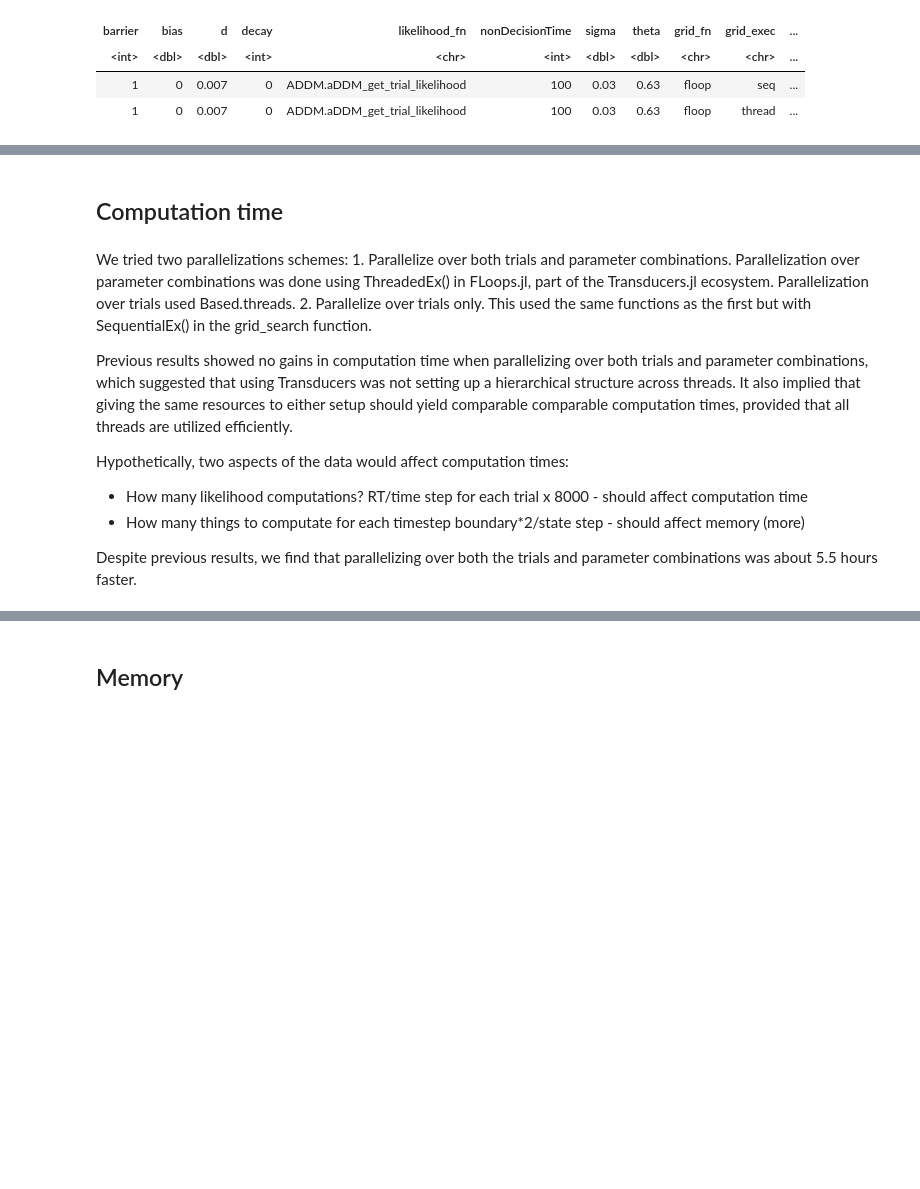
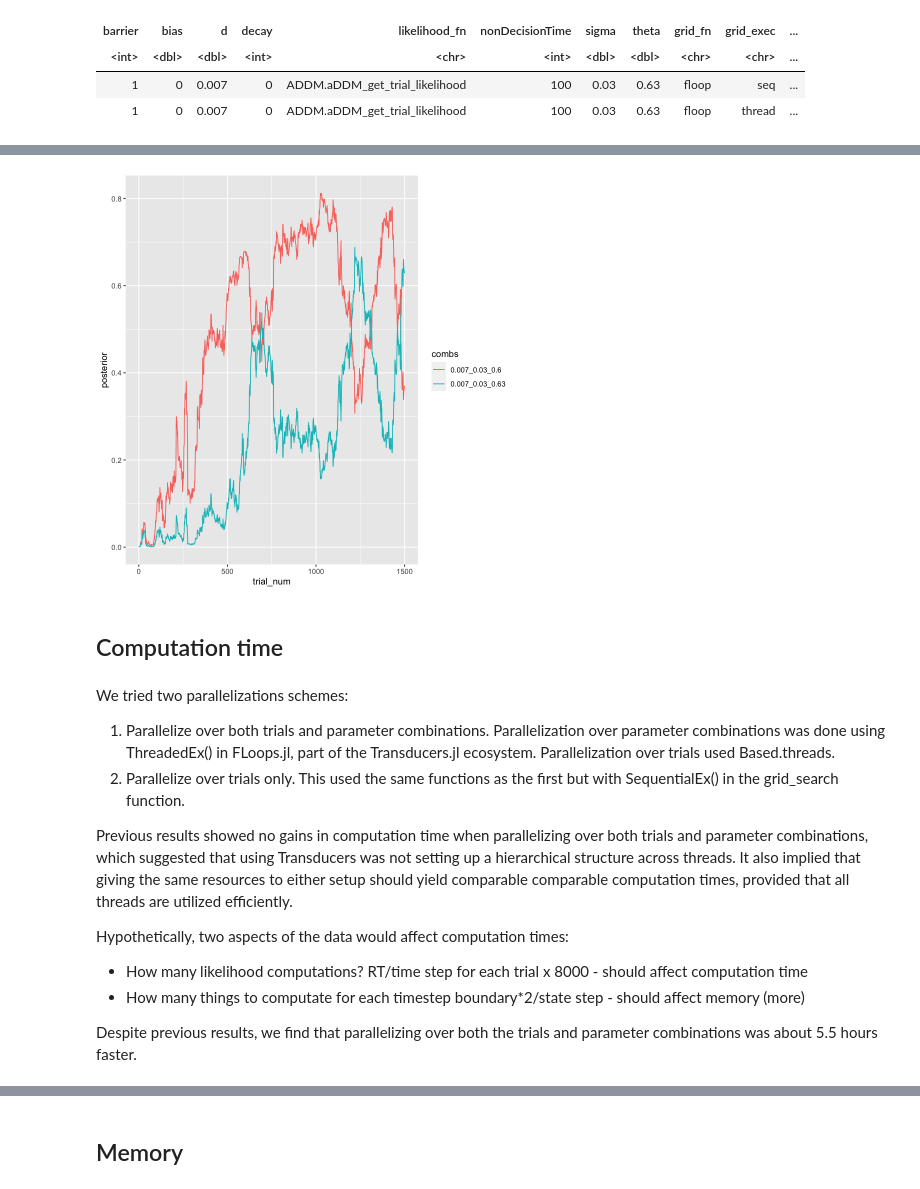
Before and after one commit to zenkavi/ADDM.jl, a Jupyter notebook: performance/small_stepsize_recovery/small_stepsize_recovery.ipynb, the cells around one changed output, grey strips where cells are left out. Cells and saved outputs as stored; diff of their text form; code cells hidden in the pictures; blank space fills up the shorter version.

```diff
--- a/performance/small_stepsize_recovery/small_stepsize_recovery.ipynb
+++ b/performance/small_stepsize_recovery/small_stepsize_recovery.ipynb
@@ -77,7 +146,18 @@ A tibble: 2 x 11
+# %%
+cur_posteriors %>%
+  # filter(trial_num < 101) %>%
+  mutate(combs = paste0(d, "_", sigma, "_", theta)) %>%
+  filter((combs == "0.007_0.03_0.63") | (combs == "0.007_0.03_0.6")) %>%
+  ggplot(aes(trial_num, posterior, color = combs)) +
+  geom_line()
+# %% [output]
+[figure, added]
 # %% [markdown]
 ## Computation time
 # %% [markdown]
-We tried two parallelizations schemes: 1. Parallelize over both trials and parameter combinations. Parallelization over parameter combinations was done using ThreadedEx() in FLoops.jl, part of the Transducers.jl ecosystem. Parallelization over trials used Based.threads. 2. Parallelize over trials only. This used the same functions as the first but with SequentialEx() in the grid_search function.
+We tried two parallelizations schemes:
+1. Parallelize over both trials and parameter combinations. Parallelization over parameter combinations was done using ThreadedEx() in FLoops.jl, part of the Transducers.jl ecosystem. Parallelization over trials used Based.threads.
+2. Parallelize over trials only. This used the same functions as the first but with SequentialEx() in the grid_search function.
 
 Previous results showed no gains in computation time when parallelizing over both trials and parameter combinations, which suggested that using Transducers was not setting up a hierarchical structure across threads. It also implied that giving the same resources to either setup should yield comparable comparable computation times, provided that all threads are utilized efficiently.
 
```
Also changed, not shown: parts of 20 cells of this notebook.
